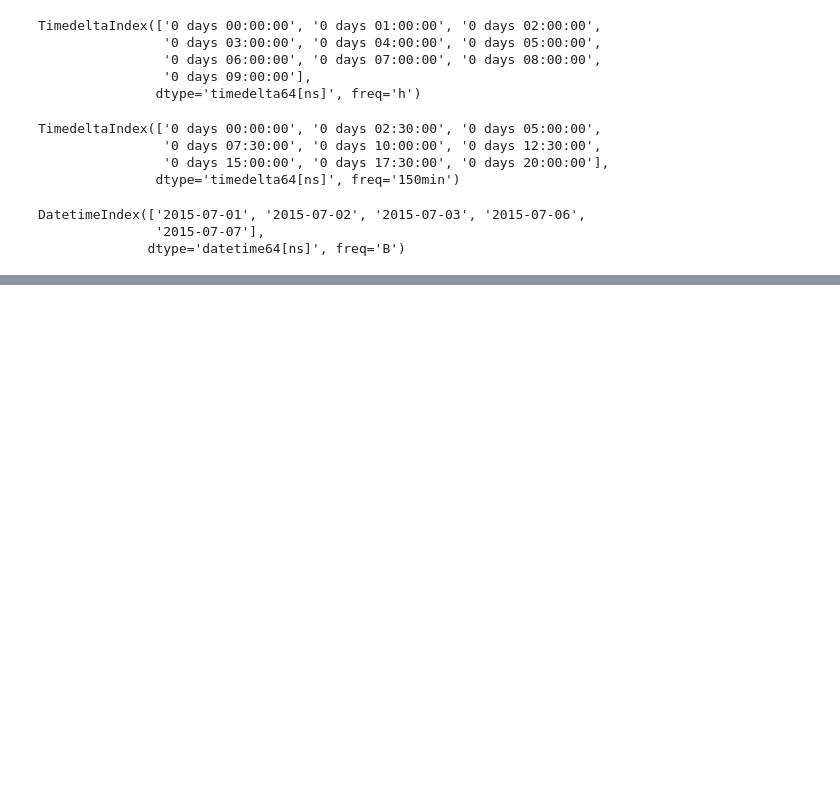
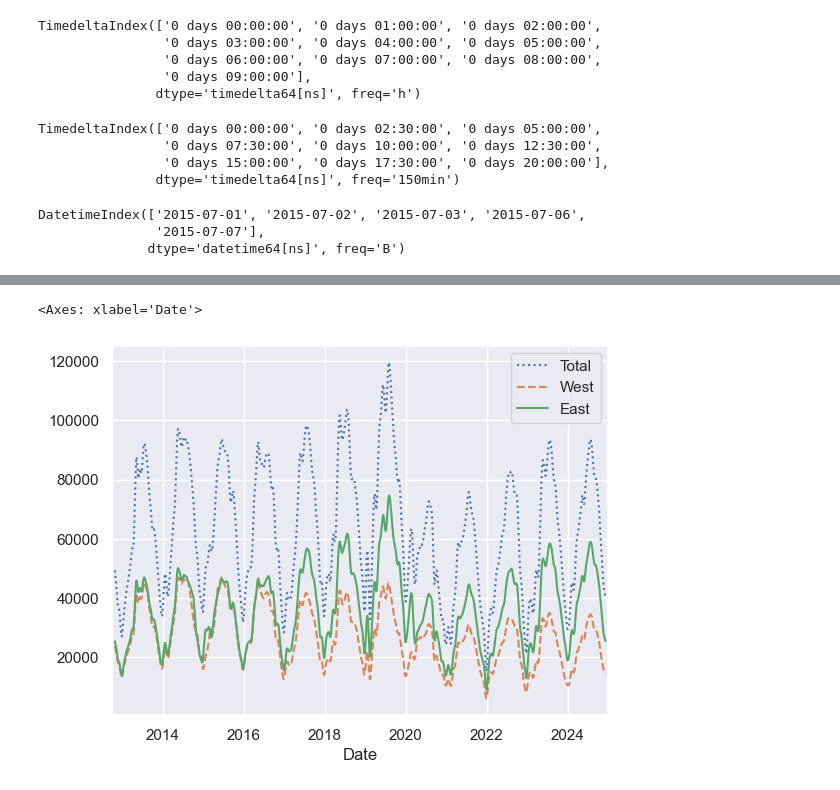
Before and after one commit to Rohan-RSA/PythonCourse, a Jupyter notebook: section4/TimeSeries.ipynb, the cells around one changed output, grey strips where cells are left out. Cells and saved outputs as stored; diff of their text form; code cells hidden in the pictures; blank space fills up the shorter version.

```diff
--- a/section4/TimeSeries.ipynb
+++ b/section4/TimeSeries.ipynb
@@ -163,0 +241,6 @@ DatetimeIndex(['2015-07-01', '2015-07-02', '2015-07-03', '2015-07-06',
+# %%
+daily.rolling(50, center=True,
+               win_type='gaussian').sum(std=10).plot(style=[':', '--', '-'])
+# %% [output]
+<Axes: xlabel='Date'>
+[figure, added]
```
Also changed, not shown: parts of 16 cells of this notebook, 1 other file.
